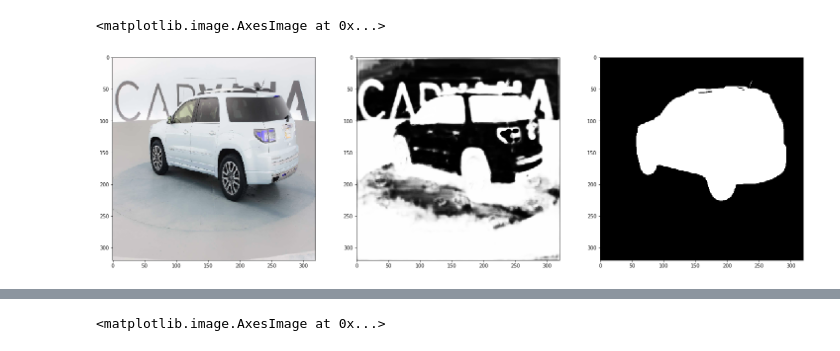
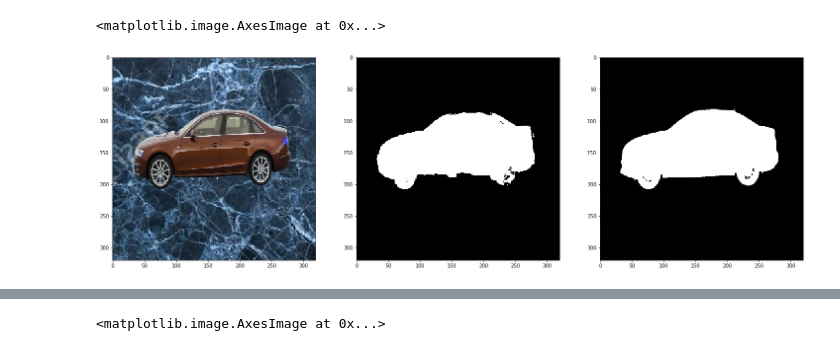
Before and after one commit to aura-reality/deep-image-matting, a Jupyter notebook: project/Inference.ipynb, the cells around one changed output, grey strips where cells are left out. Cells and saved outputs as stored; diff of their text form; code cells hidden in the pictures.

```diff
--- a/project/Inference.ipynb
+++ b/project/Inference.ipynb
@@ -17,19 +18,24 @@ ERROR:root:Invalid alias: The name man can't be aliased because it is another ma
 # %%
 img_rows, img_cols = 320, 320
 channel = 3
-checkpoint = '/Users/erez/Desktop/deep_image_matting_20190429_115043_checkpoints_checkpoint.26-0.1750.hdf5'
+checkpoint_path = '/Users/erez/Downloads/deep_image_matting_20190509_145329_checkpoints_stageless.95-0.0010.hdf5'
+checkpoint_path = '/Users/erez/Downloads/deep_image_matting_20190513_195202_checkpoints_encoder_decoder.44-0.0062.hdf5'
 #checkpoint = '../models/final.42-0.0398.hdf5'
 
-#imageName = "0cdf5b5d0ce1_05"
-imageName = "26ccab021981_07"
 
-bg = cv.imread('/Users/erez/Desktop/data/test/background_test/1891.jpg')
+imageName = "0cdf5b5d0ce1_05"
+#imageName = "26ccab021981_07"
+
+bg = cv.imread('/Users/erez/Desktop/data/test/background_test/1844.jpg')
 fg = cv.imread('/Users/erez/Desktop/data/test/carvana/' + imageName + '.jpg')
+#fg = cv.imread('/Users/erez/Desktop/data/test/bike.jpg')
 gt = cv.imread('/Users/erez/Desktop/data/test/carvana/' + imageName + '_mask.jpg' ,0)
 # %%
-encoder_decoder = build_encoder_decoder()
-final = build_refinement(encoder_decoder)
-final.load_weights(checkpoint)
+final = build_encoder_decoder()
+#final = build_refinement(final)
+
+final.load_weights(checkpoint_path)
+
 #print(final.summary())
 # %%
 x_test = np.empty((1, img_rows, img_cols, channel), dtype=np.float32)
@@ -41,10 +47,10 @@ if fg.shape[0] != 320:
 
 x_test[0, :, :, 0:3] = fg / 255.
 #try testing with a composite instead of the original image:
-#x_test[0, :, :, 0:3] = composite(fg, bg, gt, 320, 320) / 255.
+x_test[0, :, :, 0:3] = composite(fg, bg, gt, 320, 320) / 255.
 
 if channel > 3:
-    trimap = generate_trimap(cv.imread(mask_path,0))
+    trimap = generate_trimap(gt)
     if trimap.shape[0] != 320:
         trimap = cv.resize(trimap, (img_rows, img_cols))
     x_test[0, :, :, 3] = trimap / 255.
@@ -54,15 +60,15 @@ out = np.reshape(out, (img_rows, img_cols))
 
 out = out * 255.0
 
-if channel > 3:
-    out = get_final_output(out, trimap)
+#if channel > 3:
+    #out = get_final_output(out, trimap)
 out = out.astype(np.uint8)
 # %%
 f, ax = plt.subplots(1,3,figsize=(25,25))
 
-ax[0].imshow(fg )
+ax[0].imshow(x_test[0, :, :, 0:3] )
 ax[1].imshow(out, cmap = 'gray')
 ax[2].imshow(gt, cmap = 'gray')
 # %% [output]
 <matplotlib.image.AxesImage at 0x...>
-[figure, old version]
+[figure, new version]
```
Also changed, not shown: parts of 4 cells of this notebook.
